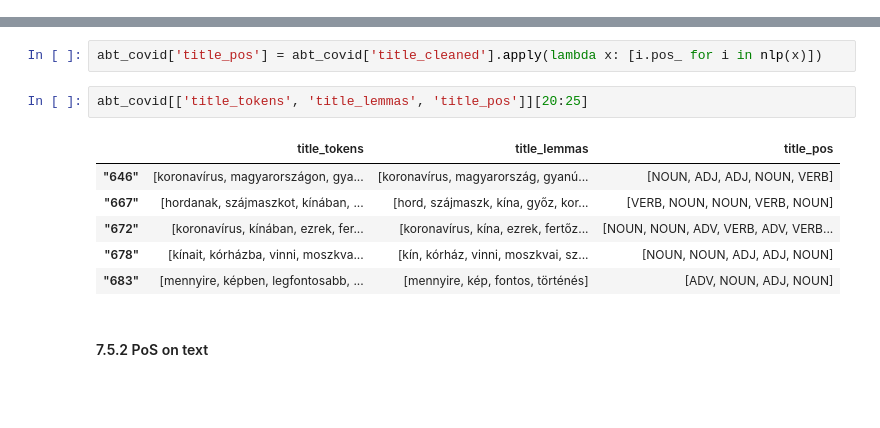
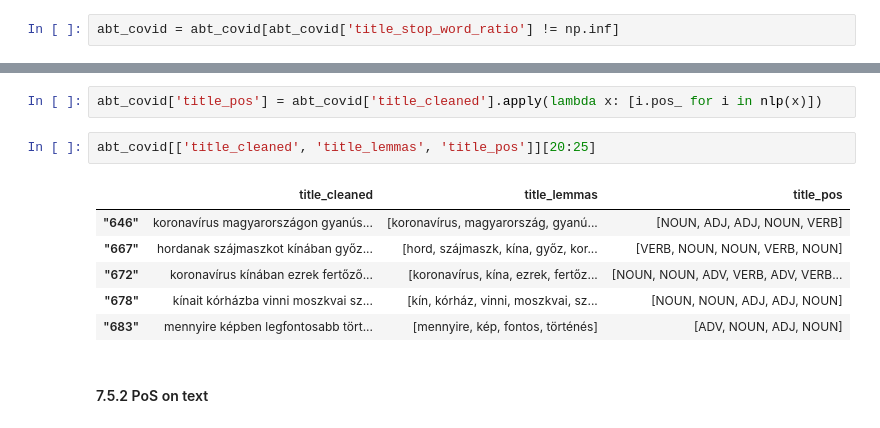
Before and after one commit to molnar95/thesis, a Jupyter notebook: analysis/covid_feature_engineering.ipynb, the cells around one changed output, grey strips where cells are left out. Cells and saved outputs as stored; diff of their text form; blank space fills up the shorter version.

```diff
--- a/analysis/covid_feature_engineering.ipynb
+++ b/analysis/covid_feature_engineering.ipynb
@@ -122,6 +130,8 @@ pos[1:5]
 ### 3. Follow-up text removal
 # %%
 abt_covid = abt_covid[abt_covid['text'] != '']
+# %%
+abt_covid = abt_covid[abt_covid['title_stop_word_ratio'] != np.inf]
 # %%
 abt_covid = abt_covid[abt_covid['text'] != 'None']
 # %%
@@ -435,14 +435,14 @@ abt_covid[['text_cleaned','text_tokens', 'text_lemmas']][0:2]
 # %%
 abt_covid['title_pos'] = abt_covid['title_cleaned'].apply(lambda x: [i.pos_ for i in nlp(x)])
 # %%
-abt_covid[['title_tokens', 'title_lemmas', 'title_pos']][20:25]
+abt_covid[['title_cleaned', 'title_lemmas', 'title_pos']][20:25]
 # %% [output]
-|  | title_tokens | title_lemmas | title_pos |
-| "646" | [koronavírus, magyarországon, gya... | [koronavírus, magyarország, gyanú... | [NOUN, ADJ, ADJ, NOUN, VERB] |
-| "667" | [hordanak, szájmaszkot, kínában, ... | [hord, szájmaszk, kína, győz, kor... | [VERB, NOUN, NOUN, VERB, NOUN] |
-| "672" | [koronavírus, kínában, ezrek, fer... | [koronavírus, kína, ezrek, fertőz... | [NOUN, NOUN, ADV, VERB, ADV, VERB... |
-| "678" | [kínait, kórházba, vinni, moszkva... | [kín, kórház, vinni, moszkvai, sz... | [NOUN, NOUN, ADJ, ADJ, NOUN] |
-| "683" | [mennyire, képben, legfontosabb, ... | [mennyire, kép, fontos, történés] | [ADV, NOUN, ADJ, NOUN] |
+|  | title_cleaned | title_lemmas | title_pos |
+| "646" | koronavírus magyarországon gyanús... | [koronavírus, magyarország, gyanú... | [NOUN, ADJ, ADJ, NOUN, VERB] |
+| "667" | hordanak szájmaszkot kínában győz... | [hord, szájmaszk, kína, győz, kor... | [VERB, NOUN, NOUN, VERB, NOUN] |
+| "672" | koronavírus kínában ezrek fertőző... | [koronavírus, kína, ezrek, fertőz... | [NOUN, NOUN, ADV, VERB, ADV, VERB... |
+| "678" | kínait kórházba vinni moszkvai sz... | [kín, kórház, vinni, moszkvai, sz... | [NOUN, NOUN, ADJ, ADJ, NOUN] |
+| "683" | mennyire képben legfontosabb tört... | [mennyire, kép, fontos, történés] | [ADV, NOUN, ADJ, NOUN] |
 # %% [markdown]
 #### 7.5.2 PoS on text
 # %%
```
Also changed, not shown: parts of 20 cells of this notebook.
